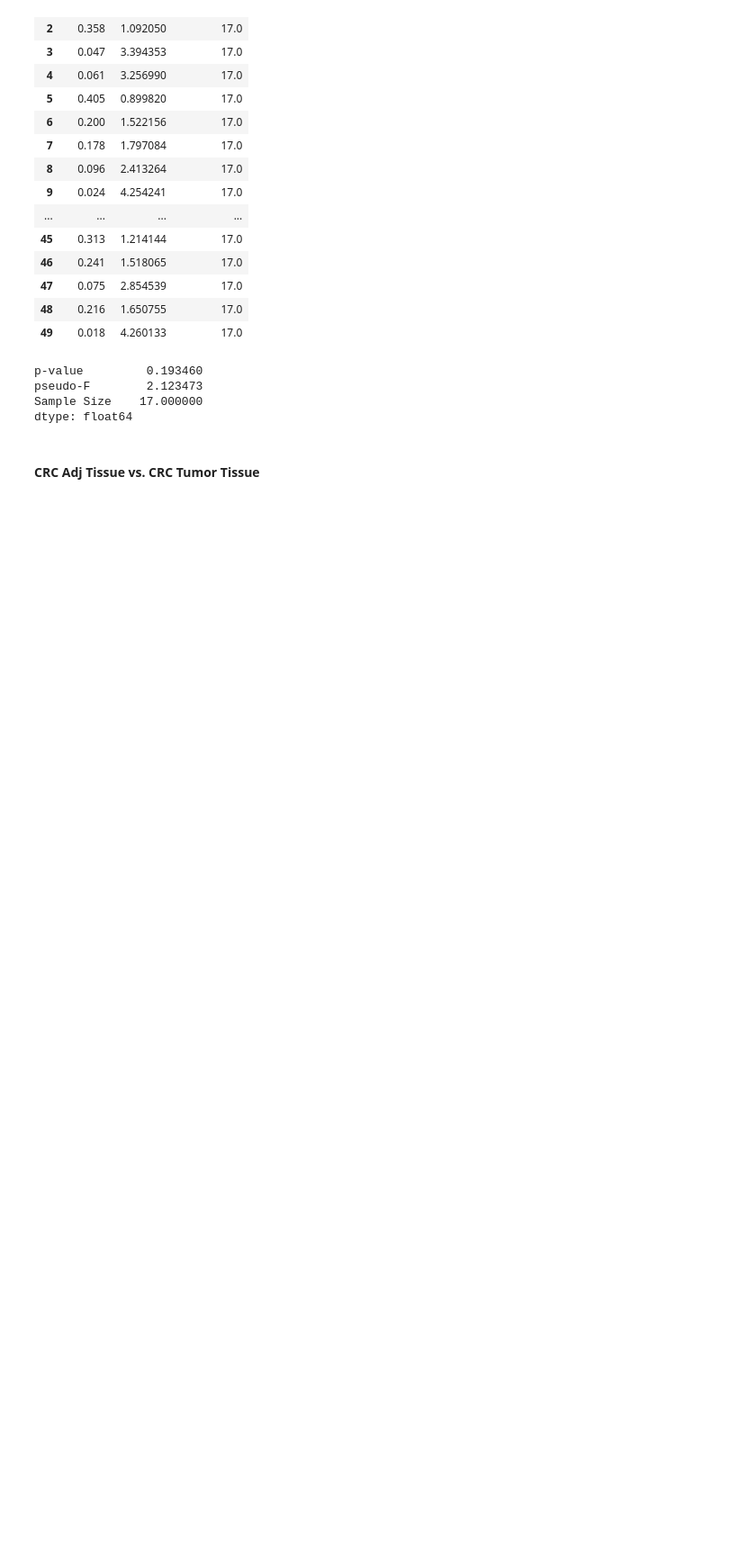
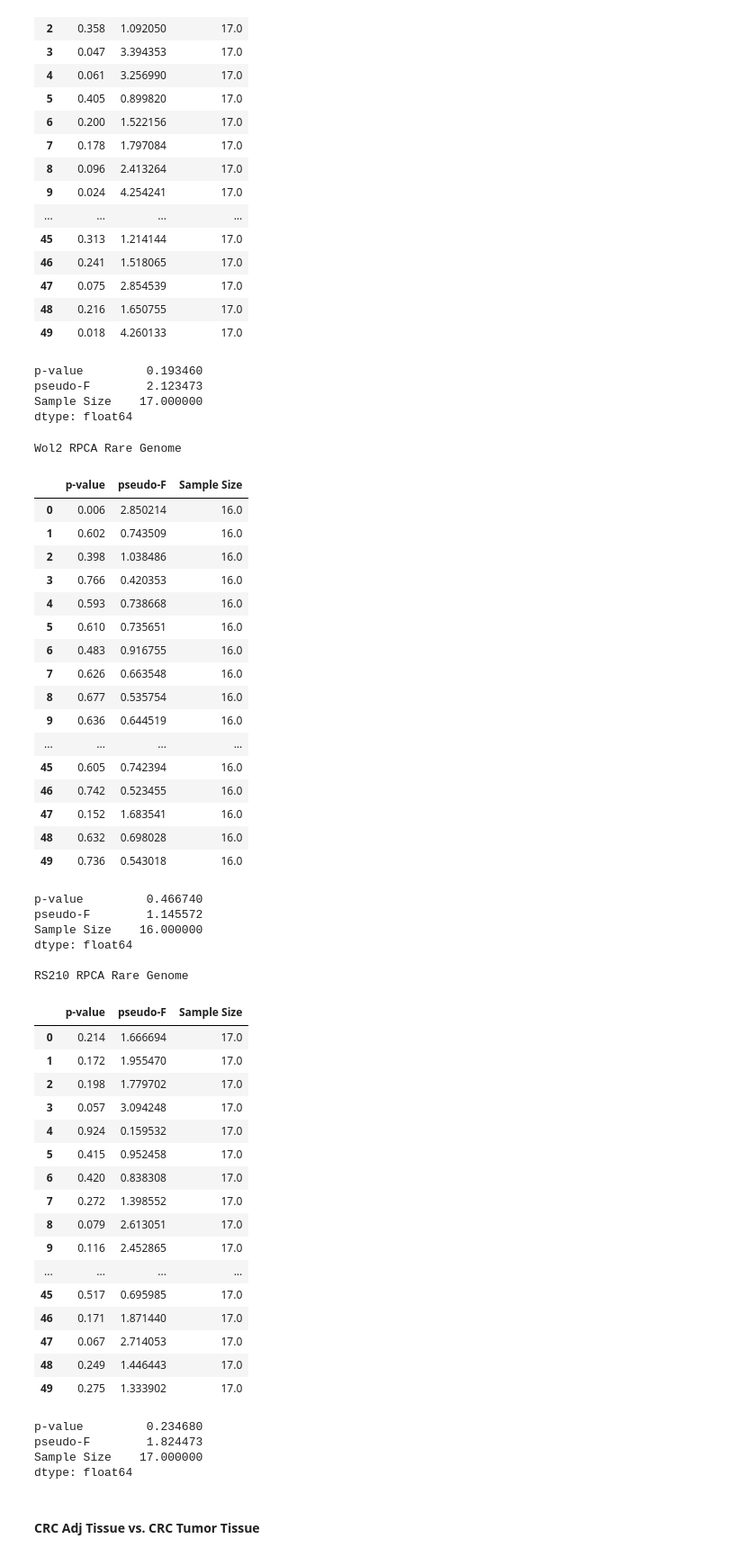
Before and after one commit to cguccione/HCC-microbialDNA, a Jupyter notebook: 4_BetaDiversitySummary.ipynb, the cells around one changed output. Shown at 90% size. Drawn from its saved outputs; the diff is of its cells as text; code cells hidden in the pictures; blank space fills up the shorter version.

Commit message:
Species level RPCA Rarifed
- Added new species dataframe based on genome
- Ran RPCA rarifed on dataset

```diff
--- a/4_BetaDiversitySummary.ipynb
+++ b/4_BetaDiversitySummary.ipynb
@@ -63,6 +61,30 @@ def call_rare(fn, zebra_level='0.1'):
     ar_wol2_genome.visualization.save('processed_data/alpha_rarefaction/' + fn + '_qiita15336_prep16181_pangenome_wol2_scrubbed_zebraFilter' + zebra_level + '.qzv')
 
     return(ar_rs210_genome, ar_wol2_genome)
+# %%
+def call_beta_species(fn, metric, rarefaction=2000, zebra_level='0.1', numRares=10, decoide_min_feature_count=10):
+
+    #Metadata
+    metadata = pd.read_csv('processed_data/metadata/metadata_' + fn + '.tsv', sep='\t')
+
+    #Convert biom tables from genome to species
+    #Path to taxonomic tress
+    taxonomy_path='/Users/cguccion/Dropbox/Storage/HelpfulLabDocs/taxonomy_trees'
+
+     #biom tables in df format
+    df_rs210_species = pd.read_csv('processed_data/pandas_df/' + fn + '_qiita15336_prep16181_pangenome_rs210_scrubbed_zebraFilter' + zebra_level + '_species.tsv' , sep='\t', index_col = 0)
+    df_wol2_species = pd.read_csv('processed_data/pandas_df/' + fn + '_qiita15336_prep16181_pangenome_wol2_scrubbed_zebraFilter' + zebra_level + '_species.tsv' , sep='\t', index_col = 0)
+
+    rs210_rpca_species, wol2_rpca_species, df_wol2_rpca_rare_species, df_rs210_rpca_rare_species = all_beta_species(
+        df_rs210_species,
+        df_wol2_species,
+        metadata,
+        rarefaction,
+        metric,
+        numRares= numRares,
+        decoide_min_feature_count= decoide_min_feature_count)
+
+    return(rs210_rpca_species, wol2_rpca_species, df_wol2_rpca_rare_species, df_rs210_rpca_rare_species)
 # %% [markdown]
 ### Datasets
 # %% [markdown]
@@ -183,6 +205,55 @@ p-value         0.193460
 pseudo-F        2.123473
 Sample Size    17.000000
 dtype: float64
+# %%
+
+s210_rpca_species, wol2_rpca_species, df_wol2_rpca_rare_species, df_rs210_rpca_rare_species = call_beta_species('tumor_HCC_v_CRC', 'tumor_type', rarefaction=2000, numRares=50, decoide_min_feature_count=1)
+# %% [output]
+Wol2 RPCA Rare Genome
+|  | p-value | pseudo-F | Sample Size |
+| 0 | 0.006 | 2.850214 | 16.0 |
+| 1 | 0.602 | 0.743509 | 16.0 |
+| 2 | 0.398 | 1.038486 | 16.0 |
+| 3 | 0.766 | 0.420353 | 16.0 |
+| 4 | 0.593 | 0.738668 | 16.0 |
+| 5 | 0.610 | 0.735651 | 16.0 |
+| 6 | 0.483 | 0.916755 | 16.0 |
+| 7 | 0.626 | 0.663548 | 16.0 |
+| 8 | 0.677 | 0.535754 | 16.0 |
+| 9 | 0.636 | 0.644519 | 16.0 |
+| ... | ... | ... | ... |
+| 45 | 0.605 | 0.742394 | 16.0 |
+| 46 | 0.742 | 0.523455 | 16.0 |
+| 47 | 0.152 | 1.683541 | 16.0 |
+| 48 | 0.632 | 0.698028 | 16.0 |
+| 49 | 0.736 | 0.543018 | 16.0 |
+p-value         0.466740
+pseudo-F        1.145572
+Sample Size    16.000000
+dtype: float64
+
+RS210 RPCA Rare Genome
+|  | p-value | pseudo-F | Sample Size |
+| 0 | 0.214 | 1.666694 | 17.0 |
+| 1 | 0.172 | 1.955470 | 17.0 |
+| 2 | 0.198 | 1.779702 | 17.0 |
+| 3 | 0.057 | 3.094248 | 17.0 |
+| 4 | 0.924 | 0.159532 | 17.0 |
+| 5 | 0.415 | 0.952458 | 17.0 |
+| 6 | 0.420 | 0.838308 | 17.0 |
+| 7 | 0.272 | 1.398552 | 17.0 |
+| 8 | 0.079 | 2.613051 | 17.0 |
+| 9 | 0.116 | 2.452865 | 17.0 |
+| ... | ... | ... | ... |
+| 45 | 0.517 | 0.695985 | 17.0 |
+| 46 | 0.171 | 1.871440 | 17.0 |
+| 47 | 0.067 | 2.714053 | 17.0 |
+| 48 | 0.249 | 1.446443 | 17.0 |
+| 49 | 0.275 | 1.333902 | 17.0 |
+p-value         0.234680
+pseudo-F        1.824473
+Sample Size    17.000000
+dtype: float64
 # %% [markdown]
 #### CRC Adj Tissue vs. CRC Tumor Tissue
 # %%
```
Also changed, not shown: parts of 6 cells of this notebook, 34 other files.
